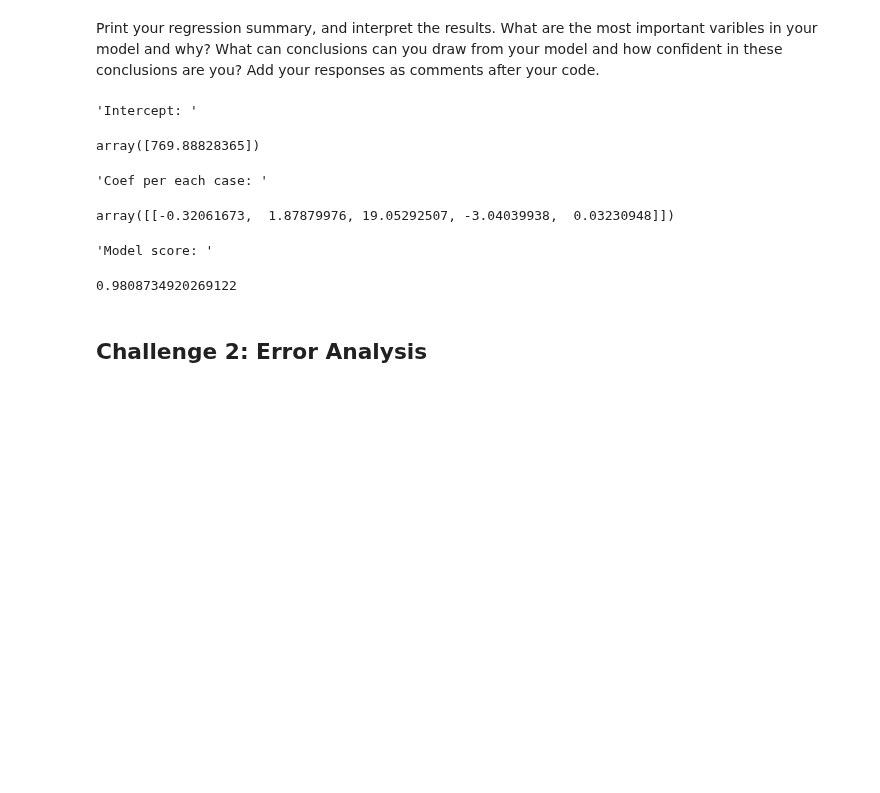
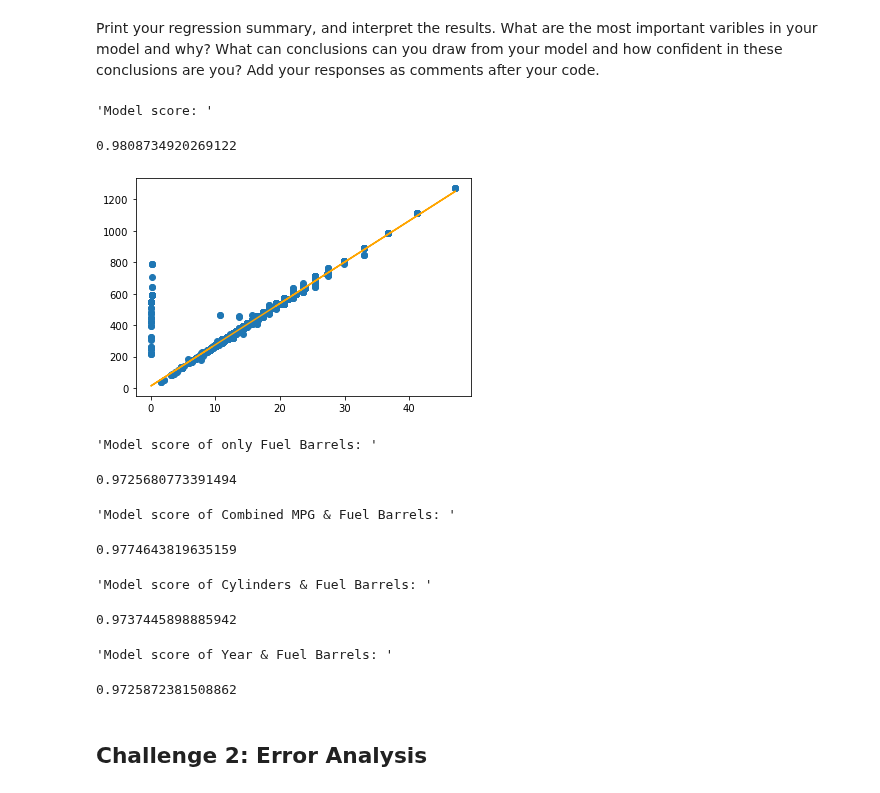
Before and after one commit to ta-data-pt-rmt/lab-regression-analysis, a Jupyter notebook: your-code/challenge1.ipynb, the cells around one changed output. Saved outputs shown, nothing was run; the diff lists cells and outputs as text; code cells hidden in the pictures; blank space fills up the shorter version.

```diff
--- a/your-code/challenge1.ipynb
+++ b/your-code/challenge1.ipynb
@@ -170,18 +172,66 @@ model = linear_model.LinearRegression() #Multilinear Regression
 result = model.fit(X,y)
 # %% [markdown]
 Print your regression summary, and interpret the results. What are the most important varibles in your model and why? What can conclusions can you draw from your model and how confident in these conclusions are you? Add your responses as comments after your code.
-# %%
-# Your response here.
-display("Intercept: ",result.intercept_)
-display("Coef per each case: ",result.coef_)
-display('Model score: ',result.score(X,y))
-# %% [output]
-'Intercept: '
-array([769.88828365])
-'Coef per each case: '
-array([[-0.32061673,  1.87879976, 19.05292507, -3.04039938,  0.03230948]])
-'Model score: '
-0.9808734920269122
+# %%
+# Your response here.
+display('Model score: ',result.score(X,y))
+#display(result.summary())
+# The most important variables for the model are Fuel Barrels/Year and Combined MPG, the impact of both of them combined is almost the overall score of all of the variables combined.
+# By doing some extra tests, we could see that comparing the most correlated and less correlated variables provides more or less final score of the model.
+# Check tests below!
+# %% [output]
+'Model score: '
+0.9808734920269122
+# %%
+# Validation tests
+
+x_vehicles = vehicles[['Fuel Barrels/Year']]
+y_vehicles = vehicles[['CO2 Emission Grams/Mile']]
+regression_line = result.intercept_ + result.coef_[0]*x_vehicles
+plt.plot(x_vehicles, regression_line, c = 'orange')
+plt.scatter(x_vehicles,y_vehicles)
+plt.show()
+
+model = linear_model.LinearRegression() #Linear Regression
+result = model.fit(x_vehicles,y_vehicles)
+display('Model score of only Fuel Barrels: ',result.score(x_vehicles,y_vehicles))
+# %% [output]
+[figure, added]
+'Model score of only Fuel Barrels: '
+0.9725680773391494
+# %%
+# Validation tests with top correlated 1
+
+X_test_multi_2 = vehicles[['Combined MPG','Fuel Barrels/Year']]
+y_test_multi_2 = vehicles[['CO2 Emission Grams/Mile']]
+model = linear_model.LinearRegression() #Multilinear Regression
+result = model.fit(X_test_multi_2,y_test_multi_2)
+display('Model score of Combined MPG & Fuel Barrels: ',result.score(X_test_multi_2,y_test_multi_2))
+# %% [output]
+'Model score of Combined MPG & Fuel Barrels: '
+0.9774643819635159
+# %%
+# Validation tests with top correlated 2
+
+X_test_multi = vehicles[['Cylinders','Fuel Barrels/Year']]
+y_test_multi = vehicles[['CO2 Emission Grams/Mile']]
+model = linear_model.LinearRegression() #Multilinear Regression
+result = model.fit(X_test_multi,y_test_multi)
+display('Model score of Cylinders & Fuel Barrels: ',result.score(X_test_multi,y_test_multi))
+# %% [output]
+'Model score of Cylinders & Fuel Barrels: '
+0.9737445898885942
+# %%
+# Validation tests with less correlated 3
+
+X_test_multi_3 = vehicles[['Year','Fuel Barrels/Year']]
+y_test_multi_3 = vehicles[['CO2 Emission Grams/Mile']]
+model = linear_model.LinearRegression() #Multilinear Regression
+result = model.fit(X_test_multi_3,y_test_multi_3)
+display('Model score of Year & Fuel Barrels: ',result.score(X_test_multi_3,y_test_multi_3))
+# %% [output]
+'Model score of Year & Fuel Barrels: '
+0.9725872381508862
 # %% [markdown]
 ## Challenge 2: Error Analysis
 # %% [markdown]
```
Also changed, not shown: parts of 3 cells of this notebook.
